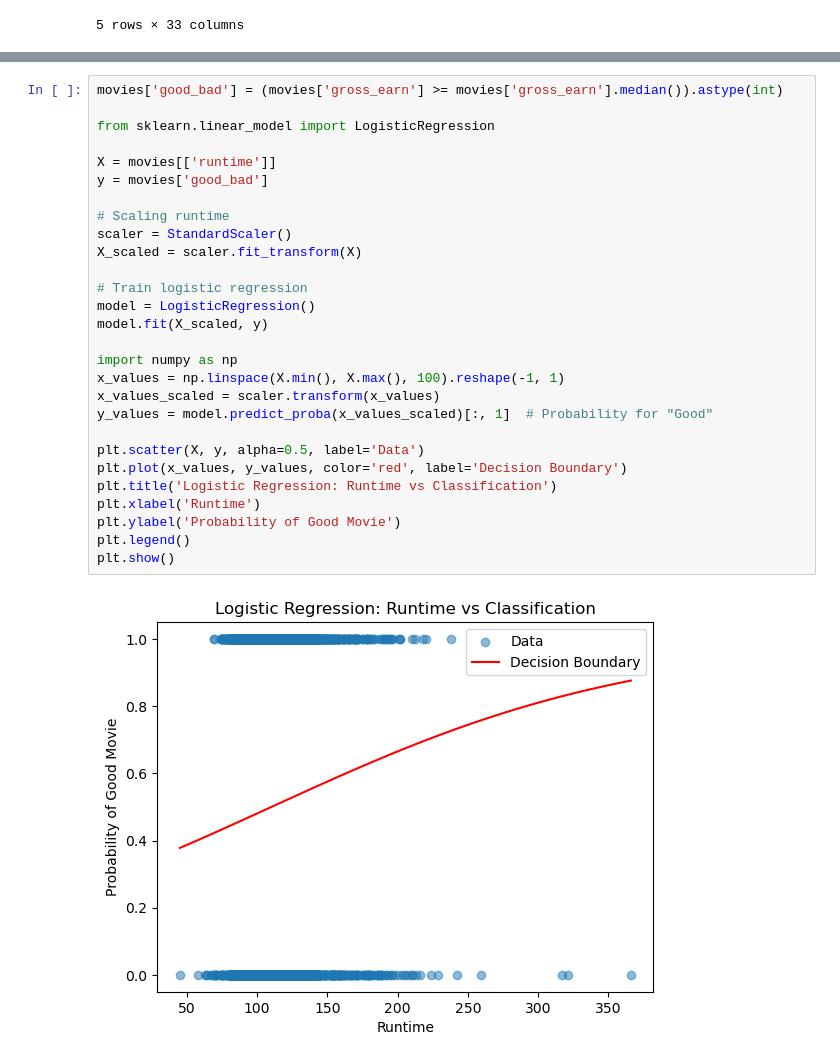
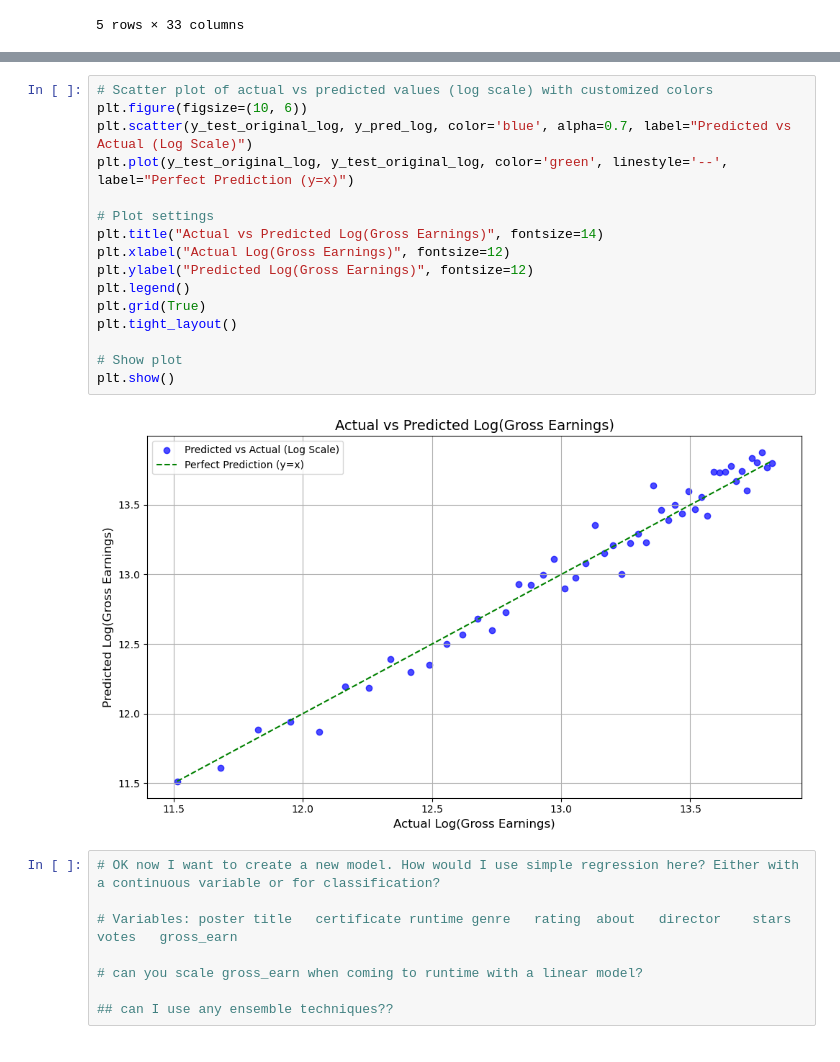
Before and after one commit to t-anderson21/stat486_finalproject, a Jupyter notebook: regression.ipynb, the cells around one changed output, grey strips where cells are left out. Drawn from its saved outputs; the diff is of its cells as text.

```diff
--- a/regression.ipynb
+++ b/regression.ipynb
@@ -171,30 +177,26 @@ plt.show()
-# %%
-movies['good_bad'] = (movies['gross_earn'] >= movies['gross_earn'].median()).astype(int)
-
-from sklearn.linear_model import LogisticRegression
-
-X = movies[['runtime']]
-y = movies['good_bad']
-
-# Scaling runtime
-scaler = StandardScaler()
-X_scaled = scaler.fit_transform(X)
-
-# Train logistic regression
-model = LogisticRegression()
-model.fit(X_scaled, y)
-
-import numpy as np
-x_values = np.linspace(X.min(), X.max(), 100).reshape(-1, 1)
-x_values_scaled = scaler.transform(x_values)
-y_values = model.predict_proba(x_values_scaled)[:, 1]  # Probability for "Good"
-
-plt.scatter(X, y, alpha=0.5, label='Data')
-plt.plot(x_values, y_values, color='red', label='Decision Boundary')
-plt.title('Logistic Regression: Runtime vs Classification')
-plt.xlabel('Runtime')
-plt.ylabel('Probability of Good Movie')
-plt.legend()
-plt.show()
-# %% [output]
-[figure, removed]
+# %%
+# Scatter plot of actual vs predicted values (log scale) with customized colors
+plt.figure(figsize=(10, 6))
+plt.scatter(y_test_original_log, y_pred_log, color='blue', alpha=0.7, label="Predicted vs Actual (Log Scale)")
+plt.plot(y_test_original_log, y_test_original_log, color='green', linestyle='--', label="Perfect Prediction (y=x)")
+
+# Plot settings
+plt.title("Actual vs Predicted Log(Gross Earnings)", fontsize=14)
+plt.xlabel("Actual Log(Gross Earnings)", fontsize=12)
+plt.ylabel("Predicted Log(Gross Earnings)", fontsize=12)
+plt.legend()
+plt.grid(True)
+plt.tight_layout()
+
+# Show plot
+plt.show()
+# %% [output]
+[figure, added]
+# %%
+# OK now I want to create a new model. How would I use simple regression here? Either with a continuous variable or for classification?
+
+# Variables: poster	title	certificate	runtime	genre	rating	about	director	stars	votes	gross_earn
+
+# can you scale gross_earn when coming to runtime with a linear model?
+
+## can I use any ensemble techniques??
```
Also changed, not shown: parts of 4 cells of this notebook, 2 other files.
